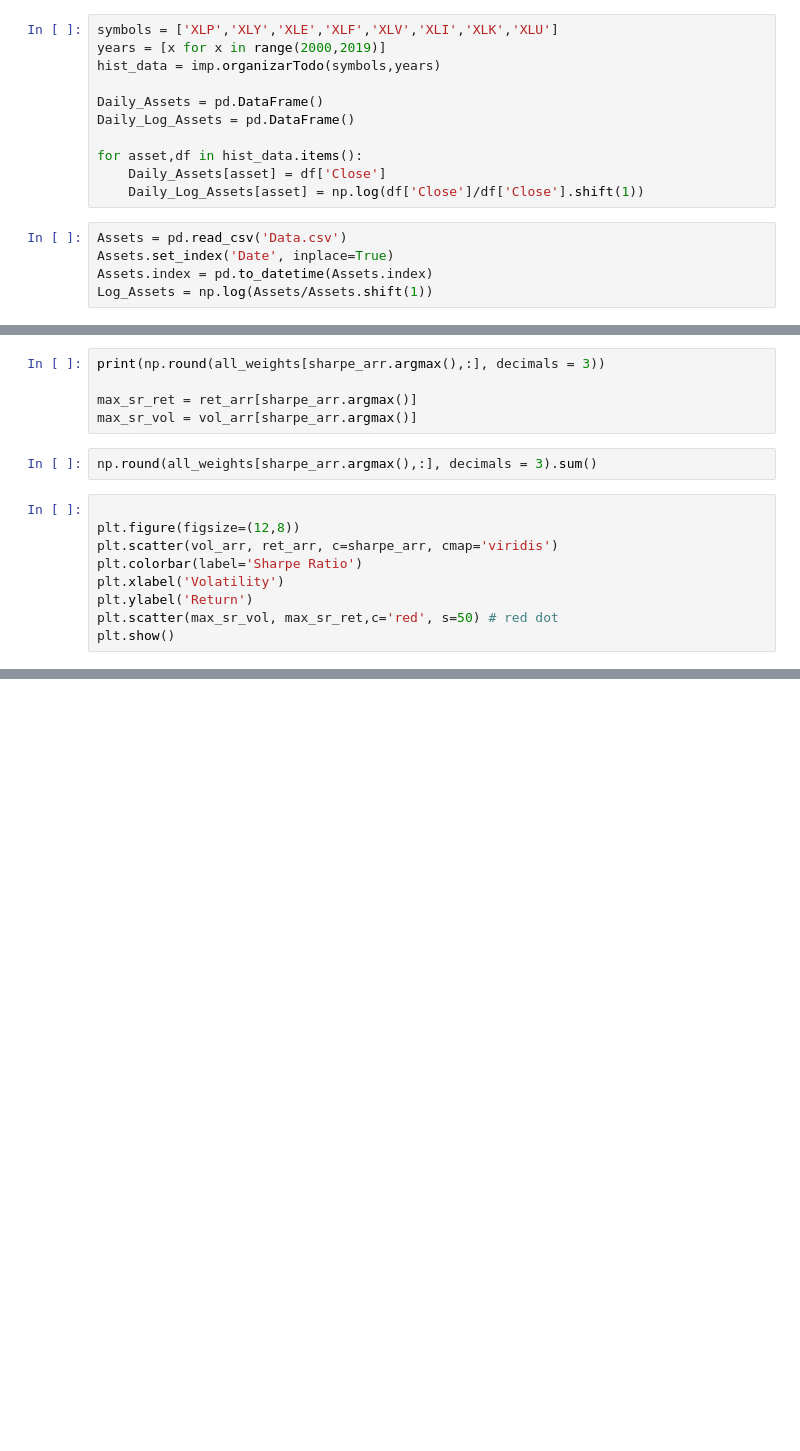
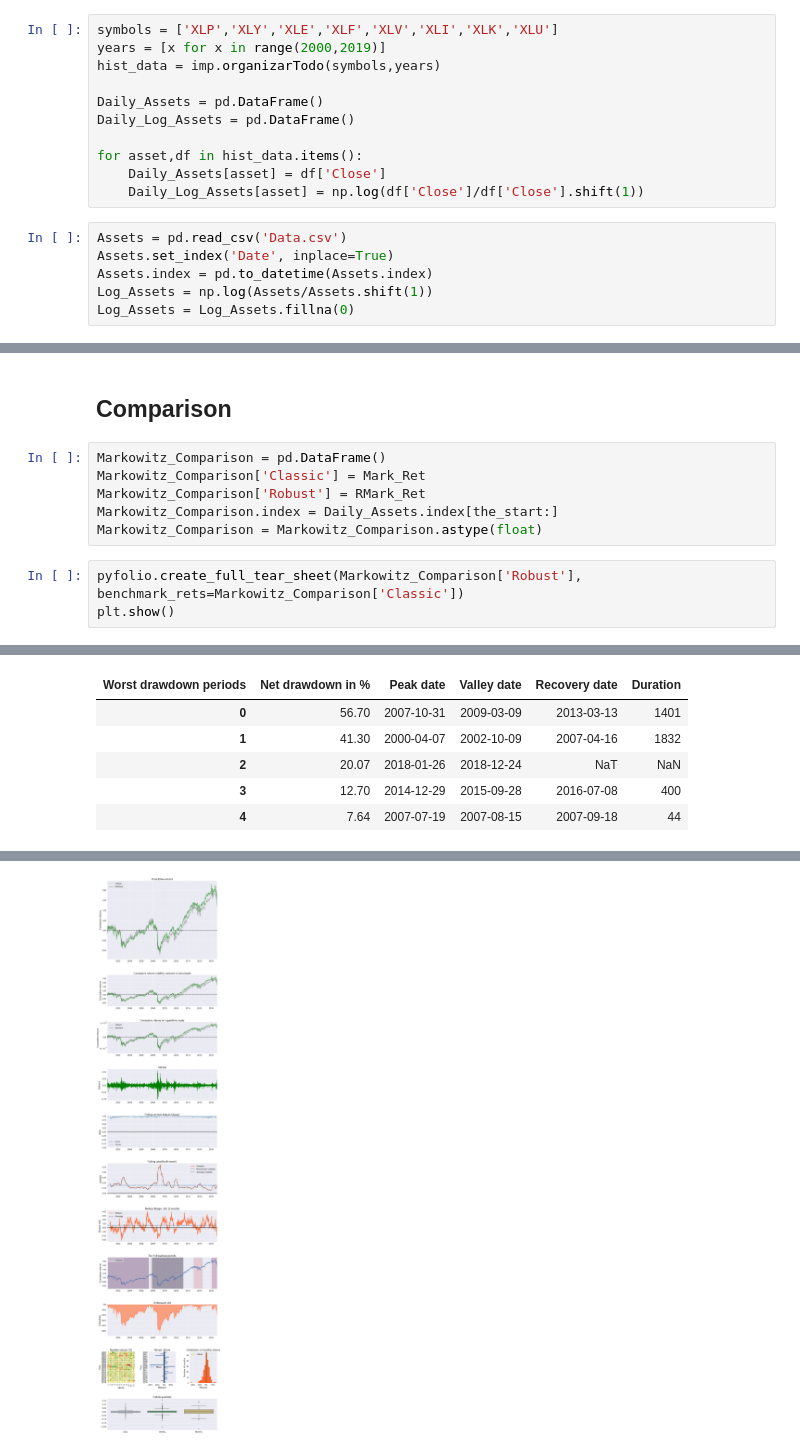
Before and after one commit to mcuscagua/Final_no_parametrica, a Jupyter notebook: Robust Markowitz.ipynb, the cells around one changed output, grey strips where cells are left out. Cells and saved outputs as stored; diff of their text form; blank space fills up the shorter version.

```diff
--- a/Robust Markowitz.ipynb
+++ b/Robust Markowitz.ipynb
@@ -24,3 +24,4 @@ Assets = pd.read_csv('Data.csv')
 Assets.set_index('Date', inplace=True)
 Assets.index = pd.to_datetime(Assets.index)
 Log_Assets = np.log(Assets/Assets.shift(1))
+Log_Assets = Log_Assets.fillna(0)
@@ -74,16 +126,12 @@ print('Its location in the array: {}'.format(sharpe_arr.argmax()))
-# %%
-print(np.round(all_weights[sharpe_arr.argmax(),:], decimals = 3))
-
-max_sr_ret = ret_arr[sharpe_arr.argmax()]
-max_sr_vol = vol_arr[sharpe_arr.argmax()]
-# %%
-np.round(all_weights[sharpe_arr.argmax(),:], decimals = 3).sum()
-# %%
-
-plt.figure(figsize=(12,8))
-plt.scatter(vol_arr, ret_arr, c=sharpe_arr, cmap='viridis')
-plt.colorbar(label='Sharpe Ratio')
-plt.xlabel('Volatility')
-plt.ylabel('Return')
-plt.scatter(max_sr_vol, max_sr_ret,c='red', s=50) # red dot
-plt.show()
+# %% [markdown]
+## Comparison
+# %%
+Markowitz_Comparison = pd.DataFrame()
+Markowitz_Comparison['Classic'] = Mark_Ret
+Markowitz_Comparison['Robust'] = RMark_Ret
+Markowitz_Comparison.index = Daily_Assets.index[the_start:]
+Markowitz_Comparison = Markowitz_Comparison.astype(float)
+# %%
+pyfolio.create_full_tear_sheet(Markowitz_Comparison['Robust'], benchmark_rets=Markowitz_Comparison['Classic'])
+plt.show()
+# %% [output]
@@ -89,0 +157,6 @@ plt.show()
+| Worst drawdown periods | Net drawdown in % | Peak date | Valley date | Recovery date | Duration |
+| 0 | 56.70 | 2007-10-31 | 2009-03-09 | 2013-03-13 | 1401 |
+| 1 | 41.30 | 2000-04-07 | 2002-10-09 | 2007-04-16 | 1832 |
+| 2 | 20.07 | 2018-01-26 | 2018-12-24 | NaT | NaN |
+| 3 | 12.70 | 2014-12-29 | 2015-09-28 | 2016-07-08 | 400 |
+| 4 | 7.64 | 2007-07-19 | 2007-08-15 | 2007-09-18 | 44 |
@@ -89,0 +180 @@ plt.show()
+[figure, added]
```
Also changed, not shown: parts of 8 cells of this notebook.
